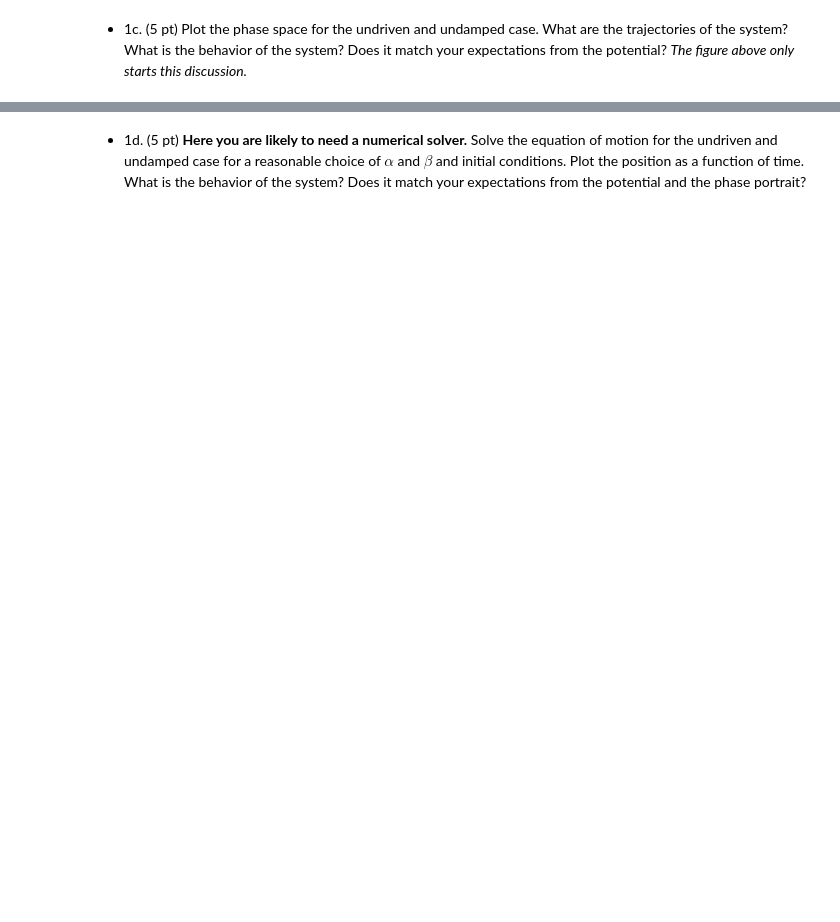
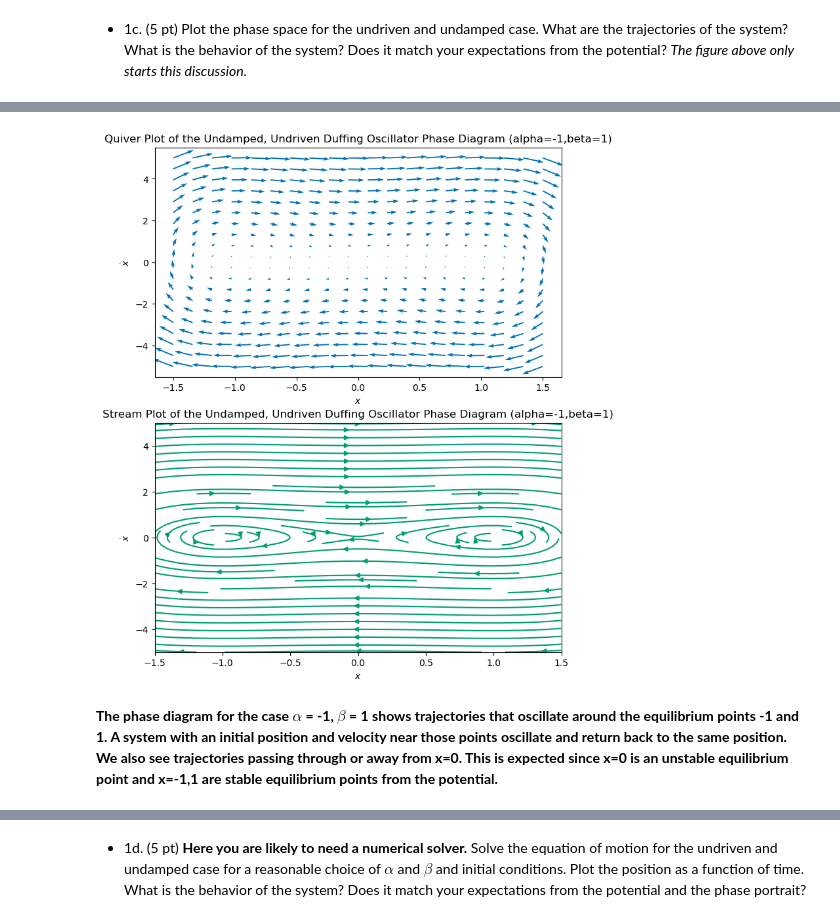
Before and after one commit to BruhddyTheThird/ProfCPisGoatedLib, a Jupyter notebook: Midterm 2 Files/Ex 1.ipynb, the cells around one changed output, grey strips where cells are left out. Saved outputs shown, nothing was run; the diff lists cells and outputs as text; code cells hidden in the pictures; blank space fills up the shorter version.

```diff
--- a/Midterm 2 Files/Ex 1.ipynb
+++ b/Midterm 2 Files/Ex 1.ipynb
@@ -47,0 +127,39 @@ Recall that the potential for this system can give rise to different kinds of be
+# %%
+def DO_undamped_undriven2(X,V):
+
+    dX2 = V
+    dV2 = -alpha2 * X - beta1 * X**3
+
+    return dX2, dV2
+
+def generate_phase_space2(x_lim, v_lim, grid_size):
+
+    x = np.linspace(x_lim[0], x_lim[1], grid_size)
+    v = np.linspace(v_lim[0], v_lim[1], grid_size)
+
+    X2, V2 = np.meshgrid(x, v)
+
+    dX2, dV2 = DO_undamped_undriven2(X2, V2)
+
+    return X2, V2, dX2, dV2
+
+x_lim = (-1.5, 1.5)
+v_lim = (-5, 5)
+grid_size = 20
+X2, V2, dX2, dV2 = generate_phase_space2(x_lim, v_lim, grid_size)
+# %%
+fig, axs = plt.subplots(2, 1, figsize=(8, 10))  # Two rows, one column
+
+axs[0].quiver(X2, V2, dX2, dV2, color='C0')
+axs[0].set_title('Quiver Plot of the Undamped, Undriven Duffing Oscillator Phase Diagram (alpha=-1,beta=1)')
+axs[0].set_xlabel(r'$x$')
+axs[0].set_ylabel(r'$\dot{x}$')
+
+axs[1].streamplot(X2, V2, dX2, dV2, color='C1')
+axs[1].set_title('Stream Plot of the Undamped, Undriven Duffing Oscillator Phase Diagram (alpha=-1,beta=1)')
+axs[1].set_xlabel(r'$x$')
+axs[1].set_ylabel(r'$\dot{x}$');
+# %% [output]
+[figure, added]
+# %% [markdown]
+**The phase diagram for the case $\alpha$ = -1, $\beta$ = 1 shows trajectories that oscillate around the equilibrium points -1 and 1. A system with an initial position and velocity near those points oscillate and return back to the same position. We also see trajectories passing through or away from x=0. This is expected since x=0 is an unstable equilibrium point and x=-1,1 are stable equilibrium points from the potential.**
```
Also changed, not shown: parts of 12 cells of this notebook.
